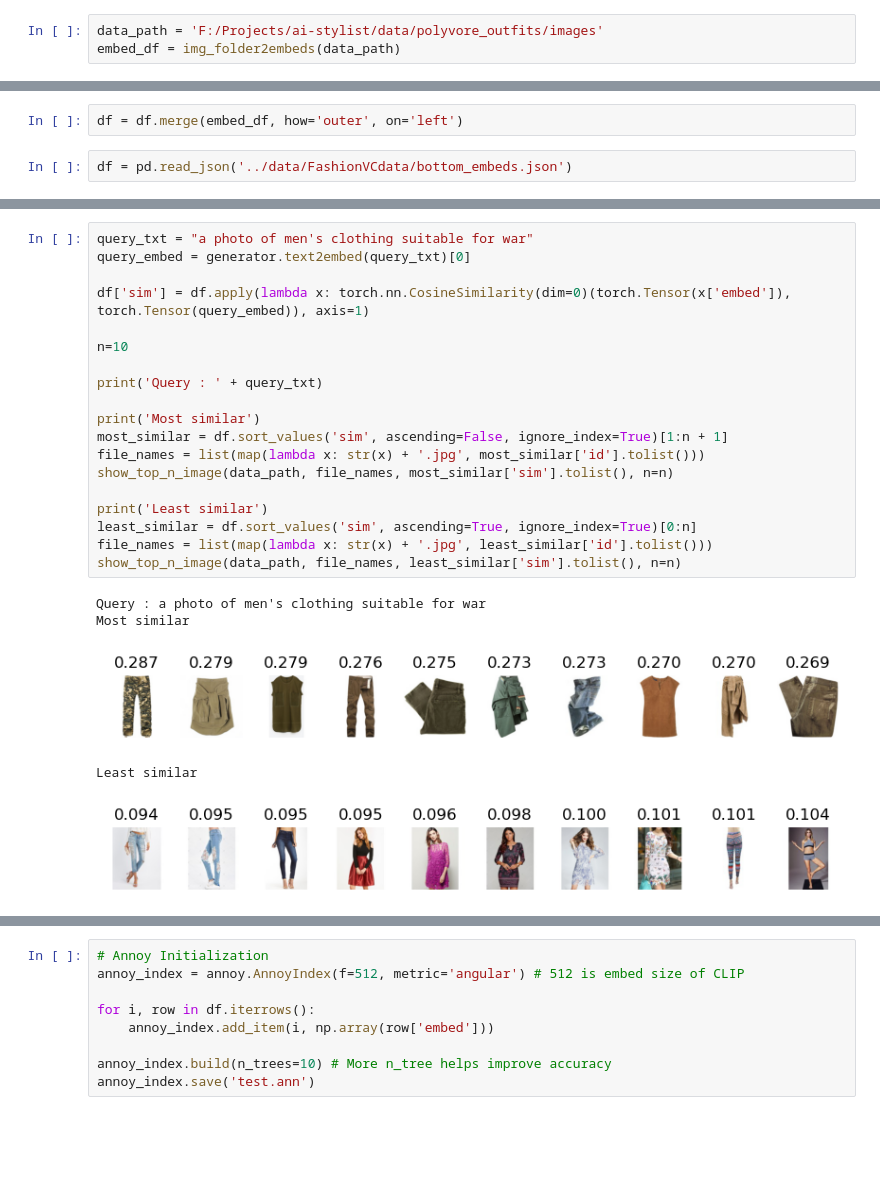
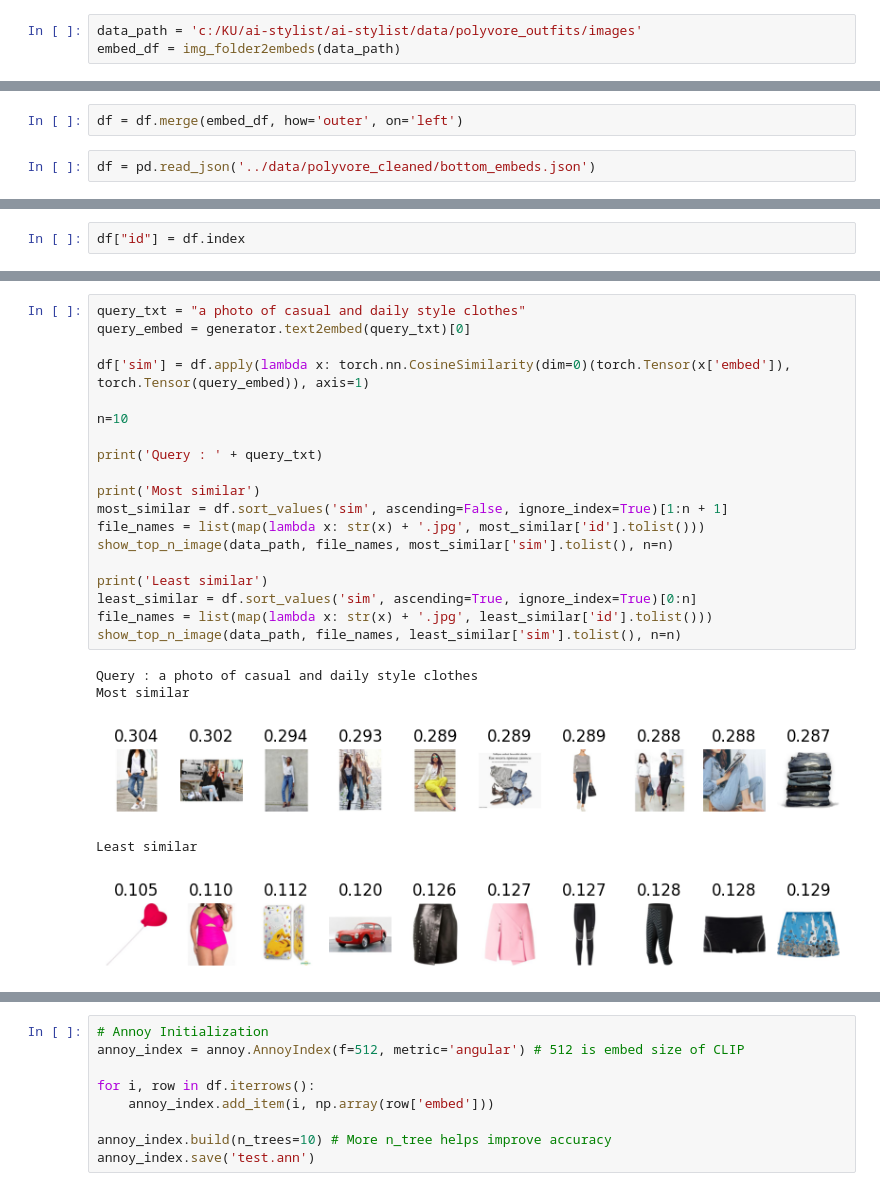
Before and after one commit to kchyun/ai-stylist, a Jupyter notebook: embed_generator/test.ipynb, the cells around one changed output, grey strips where cells are left out. Cells and saved outputs as stored; diff of their text form; blank space fills up the shorter version.

```diff
--- a/embed_generator/test.ipynb
+++ b/embed_generator/test.ipynb
@@ -51,12 +44,12 @@ Some weights of the model checkpoint at patrickjohncyh/fashion-clip were not use
 # %%
-data_path = 'F:/Projects/ai-stylist/data/polyvore_outfits/images'
+data_path = 'c:/KU/ai-stylist/ai-stylist/data/polyvore_outfits/images'
 embed_df = img_folder2embeds(data_path)
 # %% [output]
 KeyboardInterrupt:
 # %%
 df = df.merge(embed_df, how='outer', on='left')
 # %%
-df = pd.read_json('../data/FashionVCdata/bottom_embeds.json')
+df = pd.read_json('../data/polyvore_cleaned/bottom_embeds.json')
 # %%
 query_idx = 512
 query = df.iloc[query_idx]
@@ -86,0 +76,2 @@ least_similar G.T
+# %%
+df["id"] = df.index
@@ -87,25 +94,25 @@ least_similar G.T
 # %%
-query_txt = "a photo of men's clothing suitable for war"
+query_txt = "a photo of casual and daily style clothes"
 query_embed = generator.text2embed(query_txt)[0]
 
 df['sim'] = df.apply(lambda x: torch.nn.CosineSimilarity(dim=0)(torch.Tensor(x['embed']), torch.Tensor(query_embed)), axis=1)
 
 n=10
 
 print('Query : ' + query_txt)
 
 print('Most similar')
 most_similar = df.sort_values('sim', ascending=False, ignore_index=True)[1:n + 1]
 file_names = list(map(lambda x: str(x) + '.jpg', most_similar['id'].tolist()))
 show_top_n_image(data_path, file_names, most_similar['sim'].tolist(), n=n)
 
 print('Least similar')
 least_similar = df.sort_values('sim', ascending=True, ignore_index=True)[0:n]
 file_names = list(map(lambda x: str(x) + '.jpg', least_similar['id'].tolist()))
 show_top_n_image(data_path, file_names, least_similar['sim'].tolist(), n=n)
 # %% [output]
-Query : a photo of men's clothing suitable for war
+Query : a photo of casual and daily style clothes
 Most similar
-[figure, old version]
+[figure, new version]
 Least similar
-[figure, old version]
+[figure, new version]
```
Also changed, not shown: parts of 5 cells of this notebook.
